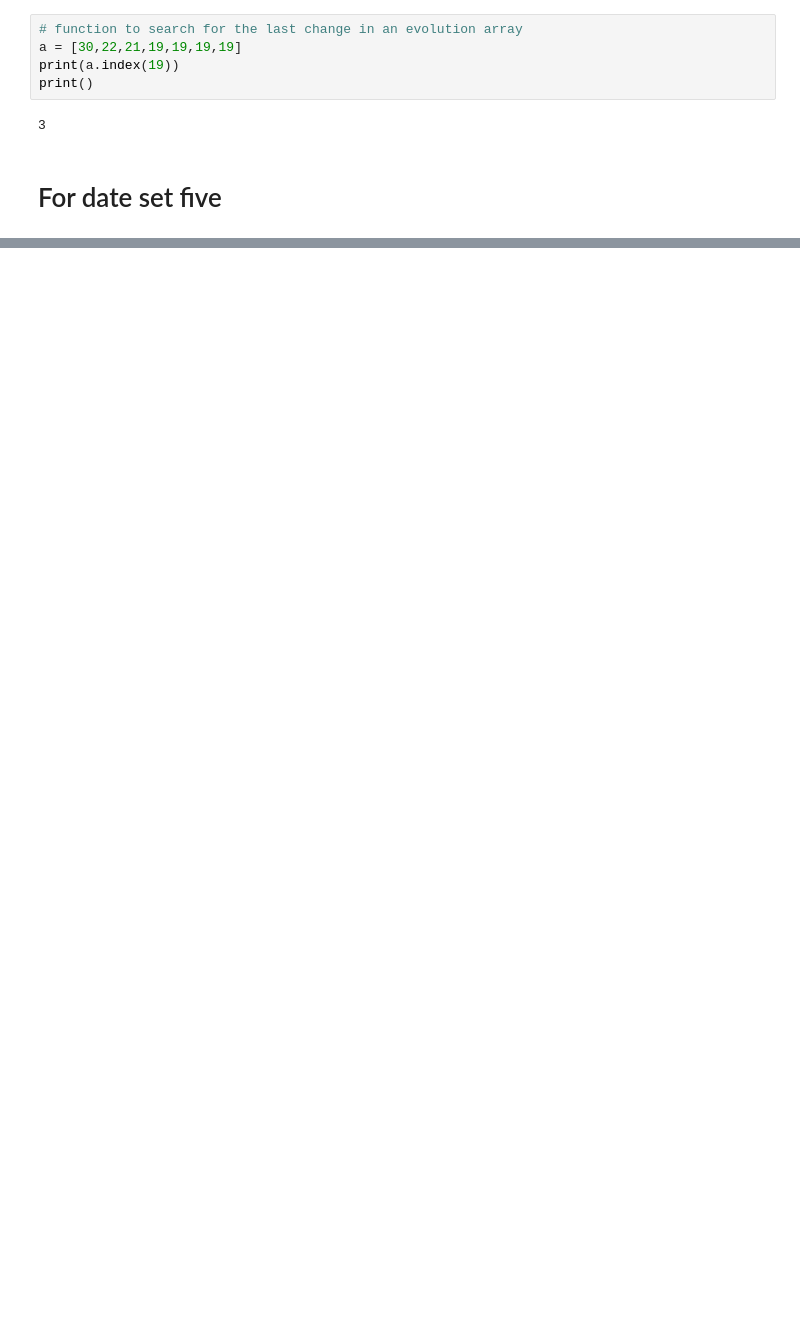
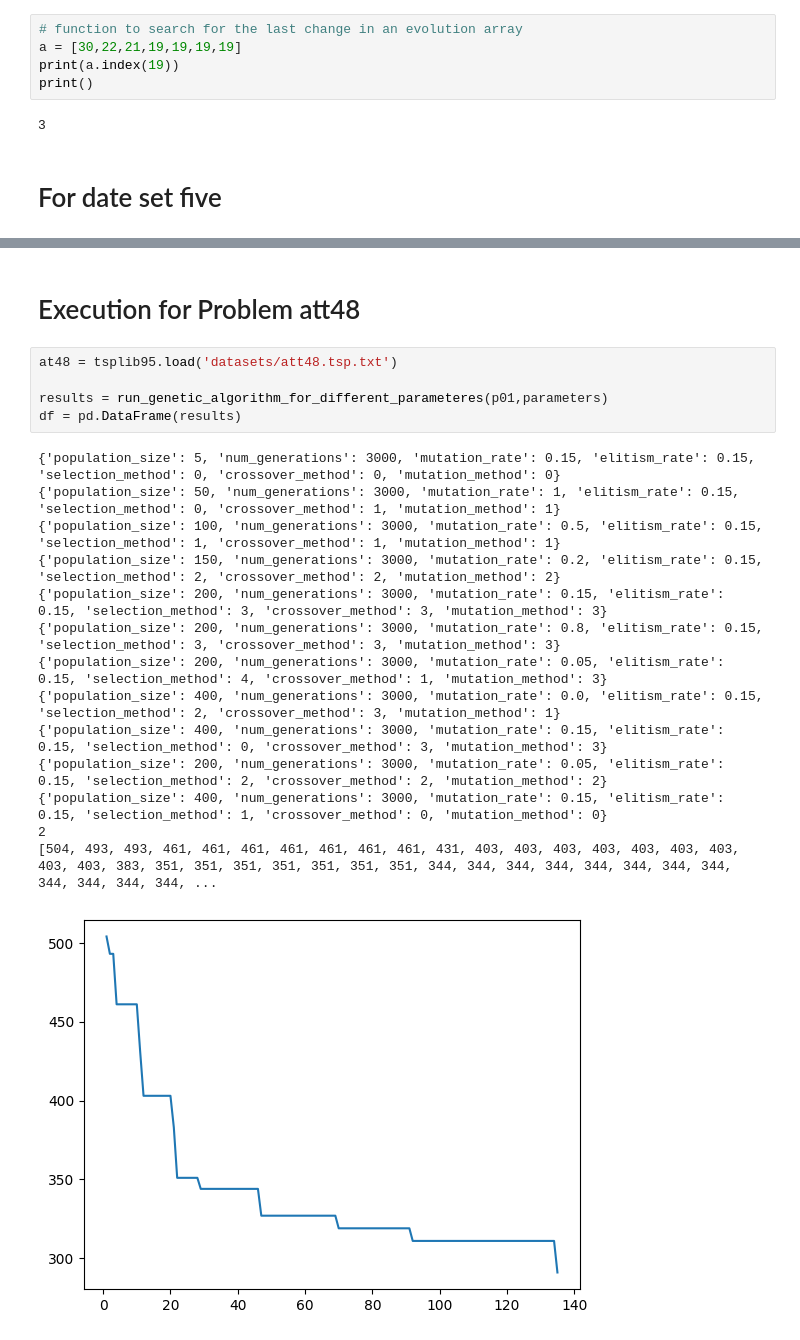
Before and after one commit to SavasKoeklu/NEC_A4, a Jupyter notebook: Analysis.ipynb, the cells around one changed output, grey strips where cells are left out. Drawn from its saved outputs; the diff is of its cells as text; blank space fills up the shorter version.

```diff
--- a/Analysis.ipynb
+++ b/Analysis.ipynb
@@ -215,0 +367,22 @@ result_df.head()
+# %% [markdown]
+# Execution for Problem att48
+# %%
+at48 = tsplib95.load('datasets/att48.tsp.txt')
+
+results = run_genetic_algorithm_for_different_parameteres(p01,parameters)
+df = pd.DataFrame(results)
+# %% [output]
+{'population_size': 5, 'num_generations': 3000, 'mutation_rate': 0.15, 'elitism_rate': 0.15, 'selection_method': 0, 'crossover_method': 0, 'mutation_method': 0}
+{'population_size': 50, 'num_generations': 3000, 'mutation_rate': 1, 'elitism_rate': 0.15, 'selection_method': 0, 'crossover_method': 1, 'mutation_method': 1}
+{'population_size': 100, 'num_generations': 3000, 'mutation_rate': 0.5, 'elitism_rate': 0.15, 'selection_method': 1, 'crossover_method': 1, 'mutation_method': 1}
+{'population_size': 150, 'num_generations': 3000, 'mutation_rate': 0.2, 'elitism_rate': 0.15, 'selection_method': 2, 'crossover_method': 2, 'mutation_method': 2}
+{'population_size': 200, 'num_generations': 3000, 'mutation_rate': 0.15, 'elitism_rate': 0.15, 'selection_method': 3, 'crossover_method': 3, 'mutation_method': 3}
+{'population_size': 200, 'num_generations': 3000, 'mutation_rate': 0.8, 'elitism_rate': 0.15, 'selection_method': 3, 'crossover_method': 3, 'mutation_method': 3}
+{'population_size': 200, 'num_generations': 3000, 'mutation_rate': 0.05, 'elitism_rate': 0.15, 'selection_method': 4, 'crossover_method': 1, 'mutation_method': 3}
+{'population_size': 400, 'num_generations': 3000, 'mutation_rate': 0.0, 'elitism_rate': 0.15, 'selection_method': 2, 'crossover_method': 3, 'mutation_method': 1}
+{'population_size': 400, 'num_generations': 3000, 'mutation_rate': 0.15, 'elitism_rate': 0.15, 'selection_method': 0, 'crossover_method': 3, 'mutation_method': 3}
+{'population_size': 200, 'num_generations': 3000, 'mutation_rate': 0.05, 'elitism_rate': 0.15, 'selection_method': 2, 'crossover_method': 2, 'mutation_method': 2}
+{'population_size': 400, 'num_generations': 3000, 'mutation_rate': 0.15, 'elitism_rate': 0.15, 'selection_method': 1, 'crossover_method': 0, 'mutation_method': 0}
+2
+[504, 493, 493, 461, 461, 461, 461, 461, 461, 461, 431, 403, 403, 403, 403, 403, 403, 403, 403, 403, 383, 351, 351, 351, 351, 351, 351, 351, 344, 344, 344, 344, 344, 344, 344, 344, 344, 344, 344, 344, ...
+[figure, added]
```
Also changed, not shown: parts of 18 cells of this notebook.
